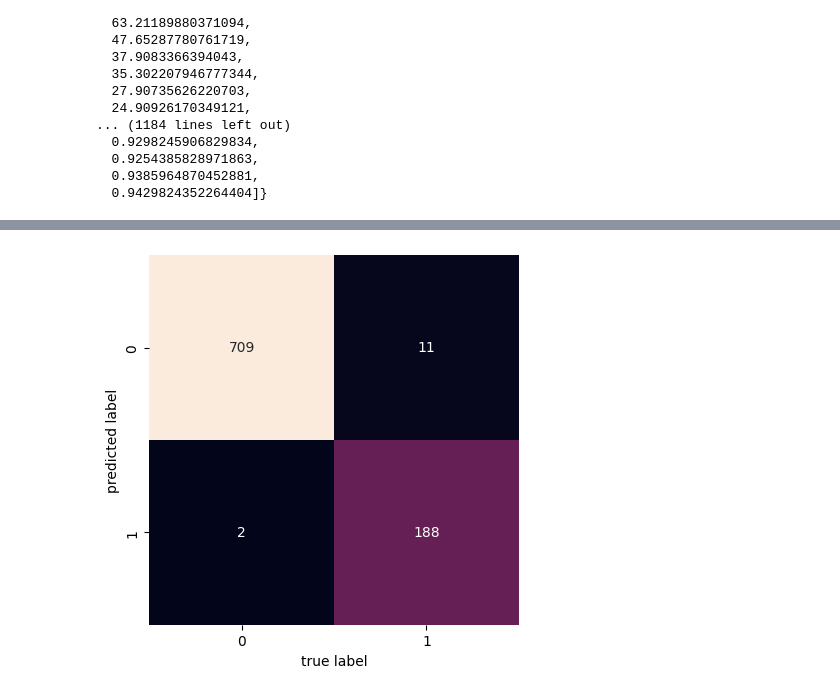
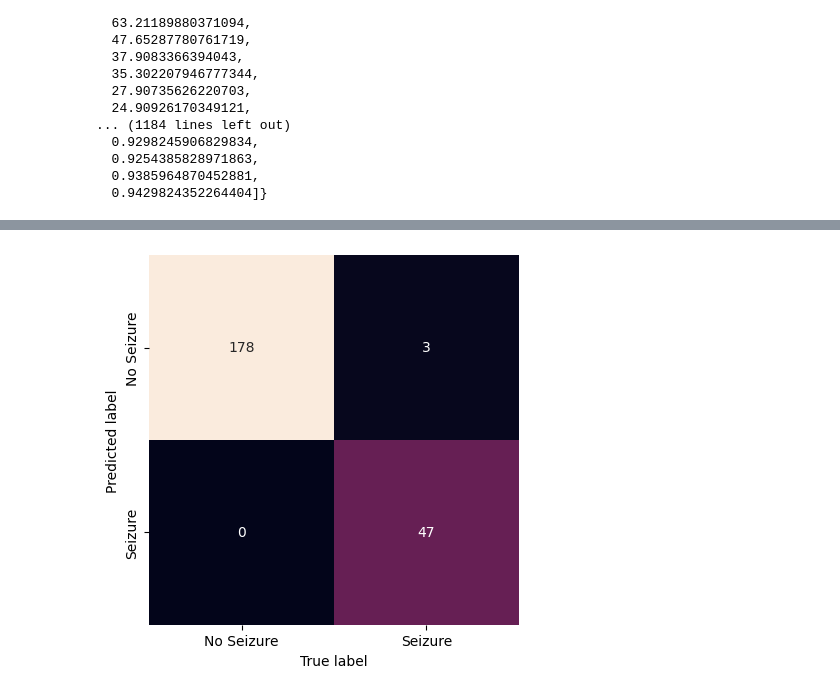
Before and after one commit to anacbroggini/AI-SeizureDetection, a Jupyter notebook: model_ann.ipynb, the cells around one changed output, grey strips where cells are left out. Drawn from its saved outputs; the diff is of its cells as text; code cells hidden in the pictures.

```diff
--- a/model_ann.ipynb
+++ b/model_ann.ipynb
@@ -102,6 +98,7 @@ history = model.fit(X, y, epochs=300, batch_size=32, validation_split=0.2)
 
 # Make predictions
 predictions = model.predict(X_train)
+y_pred = model.predict(X_test)
 
 # Evaluate the model (you can use a separate test dataset)
 loss, accuracy = model.evaluate(X_test, y_test)
@@ -187,8 +203,13 @@ X_train.head()
 # %%
 # Plotting the confusing matrix
-mat = confusion_matrix(y_train, predictions.round())
-sns.heatmap(mat.T, square=True, annot=True, fmt='d', cbar=False)
-plt.xlabel('true label')
-plt.ylabel('predicted label');
+mat = confusion_matrix(y_test, y_pred.round())
+labels = ['No Seizure', 'Seizure']
+# Create the heatmap with custom labels
+sns.heatmap(mat.T, square=True, annot=True, fmt='d', cbar=False, xticklabels=labels, yticklabels=labels)
+
+plt.xlabel('True label')
+plt.ylabel('Predicted label')
+
+plt.show()
 # %% [output]
-[figure, old version]
+[figure, new version]
```
Also changed, not shown: parts of 13 cells of this notebook.
